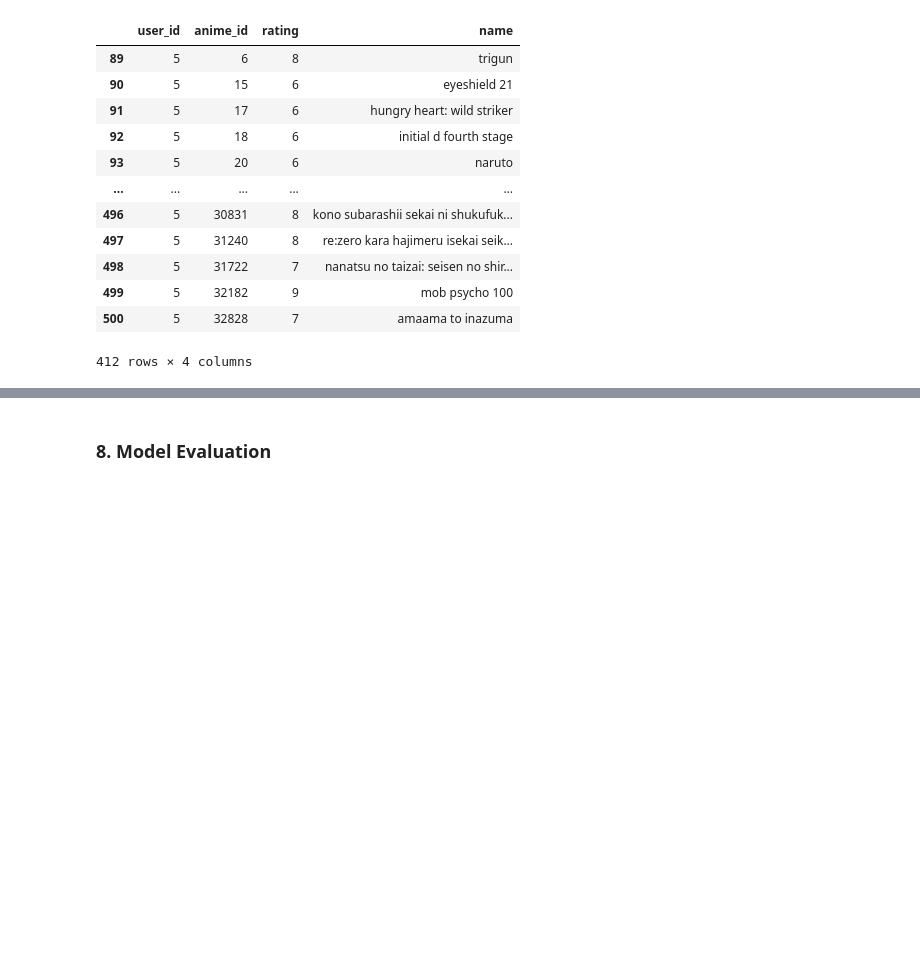
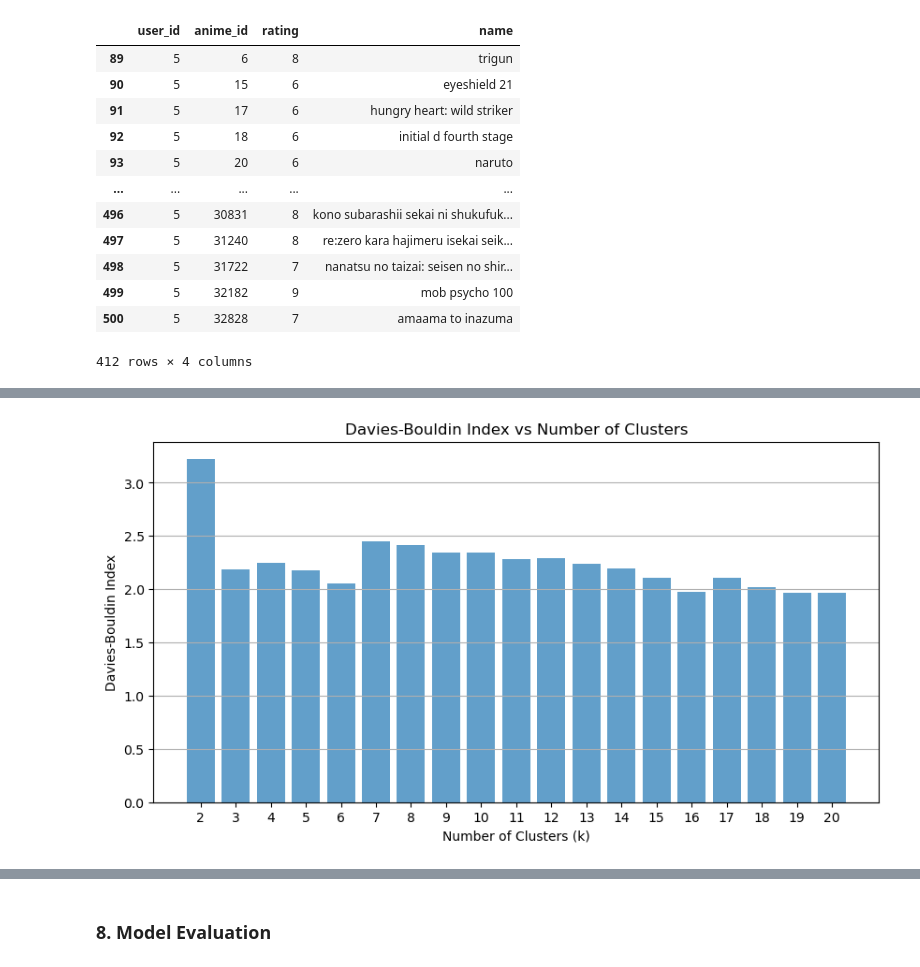
Before and after one commit to PhillipSethole/Anime-Recommender-System-Project-2025, a Jupyter notebook: Anime-Recommender-System-Project-2025 Team 2.ipynb, the cells around one changed output, grey strips where cells are left out. Cells and saved outputs as stored; diff of their text form; code cells hidden in the pictures; blank space fills up the shorter version.

```diff
--- a/Anime-Recommender-System-Project-2025 Team 2.ipynb
+++ b/Anime-Recommender-System-Project-2025 Team 2.ipynb
@@ -609,0 +814,11 @@ ratings[ratings['user_id'] == 5]
+# %%
+plt.figure(figsize=(10, 5))
+plt.bar(cluster_range, dbi_scores, alpha=0.7)
+plt.xlabel("Number of Clusters (k)")
+plt.ylabel("Davies-Bouldin Index")
+plt.title("Davies-Bouldin Index vs Number of Clusters")
+plt.xticks(cluster_range)
+plt.grid(axis='y')
+plt.show()
+# %% [output]
+[figure, added]
```
Also changed, not shown: parts of 57 cells of this notebook, 1 other file.
